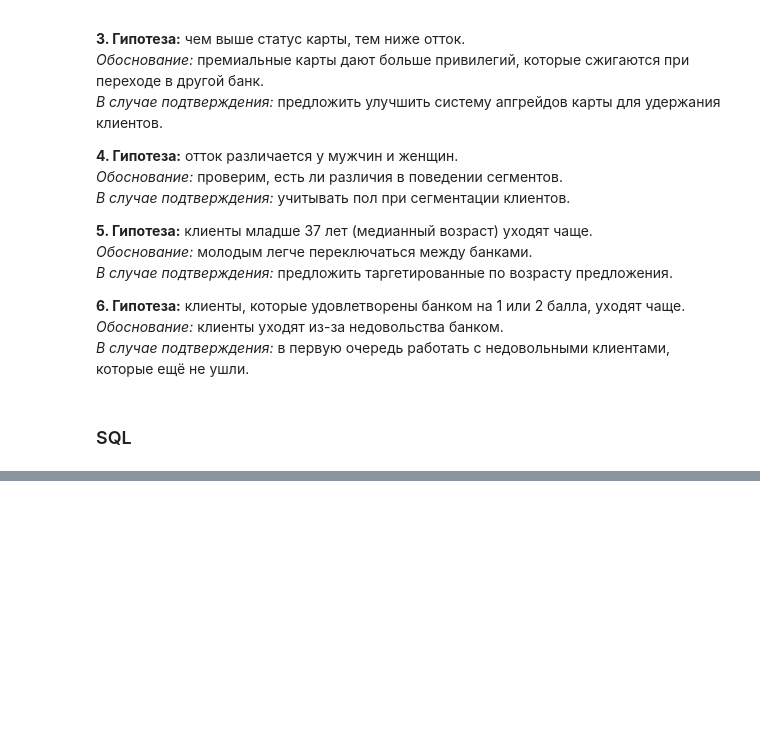
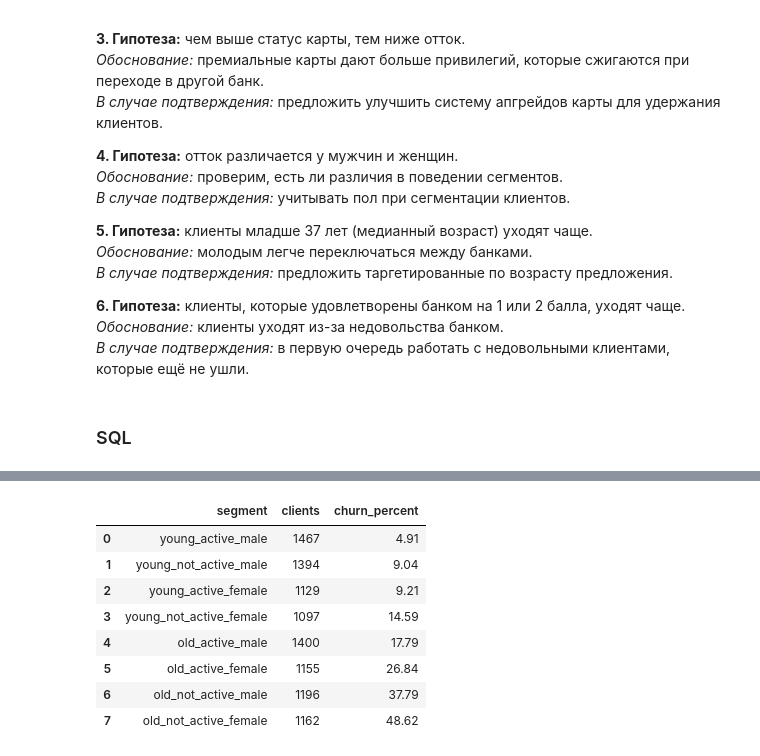
Before and after one commit to ilushav/bank-churn-analysis, a Jupyter notebook: notebooks/analysis.ipynb, the cells around one changed output, grey strips where cells are left out. Drawn from its saved outputs; the diff is of its cells as text; code cells hidden in the pictures; blank space fills up the shorter version.

```diff
--- a/notebooks/analysis.ipynb
+++ b/notebooks/analysis.ipynb
@@ -174,0 +332,23 @@ duckdb.sql(query).df()
+# %%
+query = """
+WITH segments AS(
+SELECT CASE WHEN IsActiveMember = 1 AND Gender = 'Male' AND Age > 37 THEN 'old_active_male' WHEN IsActiveMember = 1 AND Gender = 'Male' AND Age <= 37 THEN 'young_active_male' WHEN IsActiveMember = 0 AND Gender = 'Male' AND Age > 37 THEN 'old_not_active_male' WHEN IsActiveMember = 0 AND Gender = 'Male' AND Age <= 37 THEN 'young_not_active_male' WHEN IsActiveMember = 1 AND Gender = 'Female' AND Age > 37 THEN 'old_active_female' WHEN IsActiveMember = 0 AND Gender = 'Female' AND Age > 37 THEN 'old_not_active_female' WHEN IsActiveMember = 1 AND Gender = 'Female' AND Age <= 37 THEN 'young_active_female' WHEN IsActiveMember = 0 AND Gender = 'Female' AND Age <= 37 THEN 'young_not_active_female' END AS segment, Exited
+FROM df)
+
+SELECT segment, COUNT(*) AS clients, ROUND(AVG(Exited) * 100, 2) AS churn_percent
+FROM segments
+GROUP BY segment
+ORDER BY churn_percent
+"""
+
+duckdb.sql(query).df()
+# %% [output]
+|  | segment | clients | churn_percent |
+| 0 | young_active_male | 1467 | 4.91 |
+| 1 | young_not_active_male | 1394 | 9.04 |
+| 2 | young_active_female | 1129 | 9.21 |
+| 3 | young_not_active_female | 1097 | 14.59 |
+| 4 | old_active_male | 1400 | 17.79 |
+| 5 | old_active_female | 1155 | 26.84 |
+| 6 | old_not_active_male | 1196 | 37.79 |
+| 7 | old_not_active_female | 1162 | 48.62 |
```
Also changed, not shown: parts of 19 cells of this notebook.
